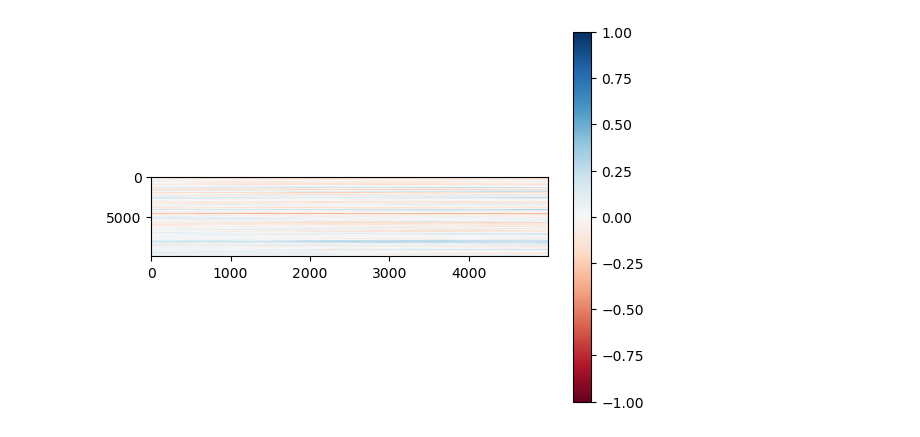
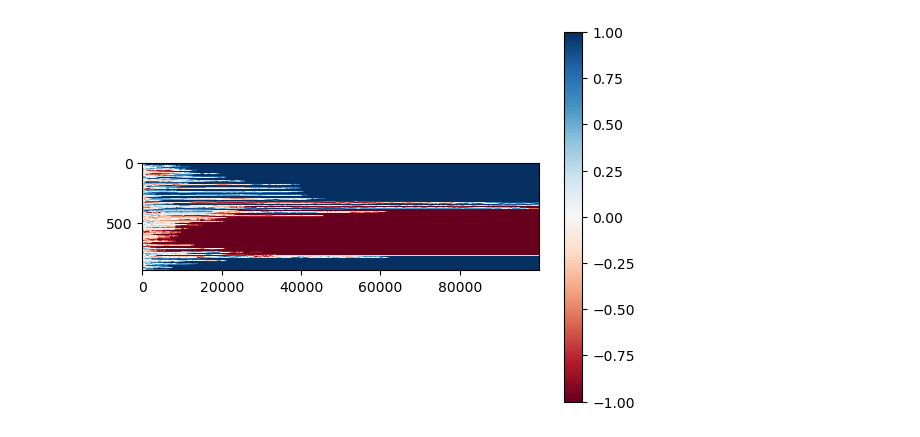
Before and after one commit to j-curtis/spin-glass-noise, a Jupyter notebook: testing.ipynb, the cells around one changed output. Cells and saved outputs as stored; diff of their text form; code cells hidden in the pictures.

Commit message:
Implementing dynamics for FM -- seems to work ok but need more quantitative checks.

```diff
--- a/testing.ipynb
+++ b/testing.ipynb
@@ -51,15 +5,13 @@ def simulate_trajectory(initial_spins,nsteps,J_matrix,T):
 # %%
-Lx = 100
-Ly = 100
+Lx = 30
+Ly = 30
 
-J_matrix = nn_coupling(1.,Lx,Ly)
+spins_initial = glauber.initialize_spins(Lx,Ly,random=True)
+
+J_matrix = glauber.nn_coupling(1.,Lx,Ly)
 
 T = 0.03
-nsteps = 5000
-
-initial_spins = rng.choice([-1,1],Lx*Ly)
+nsteps = 100000
 # %%
-spins = simulate_trajectory(initial_spins,nsteps,J_matrix,T)
-plt.plot(calc_mag(spins) )
-plt.show()
+spins = glauber.dynamics(spins_initial,nsteps,J_matrix,T)
 # %% [output]
@@ -67,6 +26,6 @@ plt.show()
 # %%
-plt.imshow(spins,cmap='RdBu',aspect=0.1)
+plt.imshow(spins,cmap='RdBu',aspect=30)
 plt.colorbar()
 plt.show()
 # %% [output]
-[figure, old version]
+[figure, new version]
```
Also changed, not shown: parts of 5 cells of this notebook, 1 other file.
